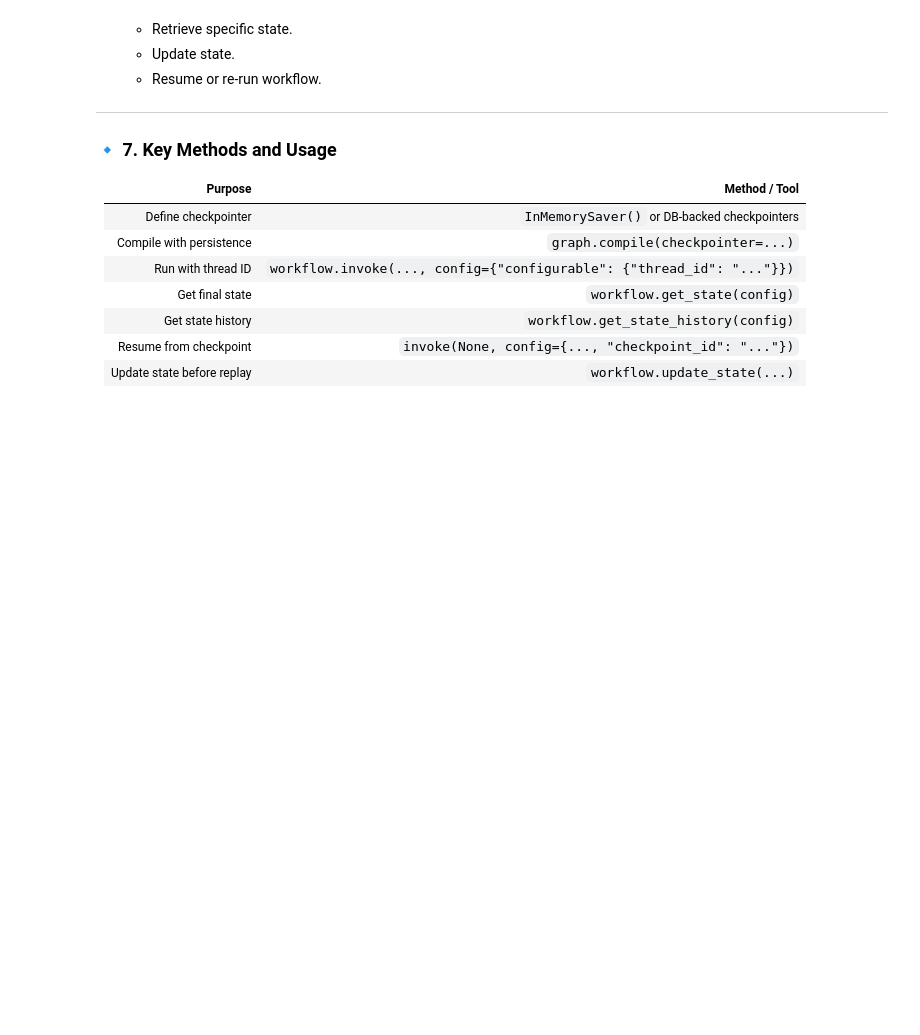
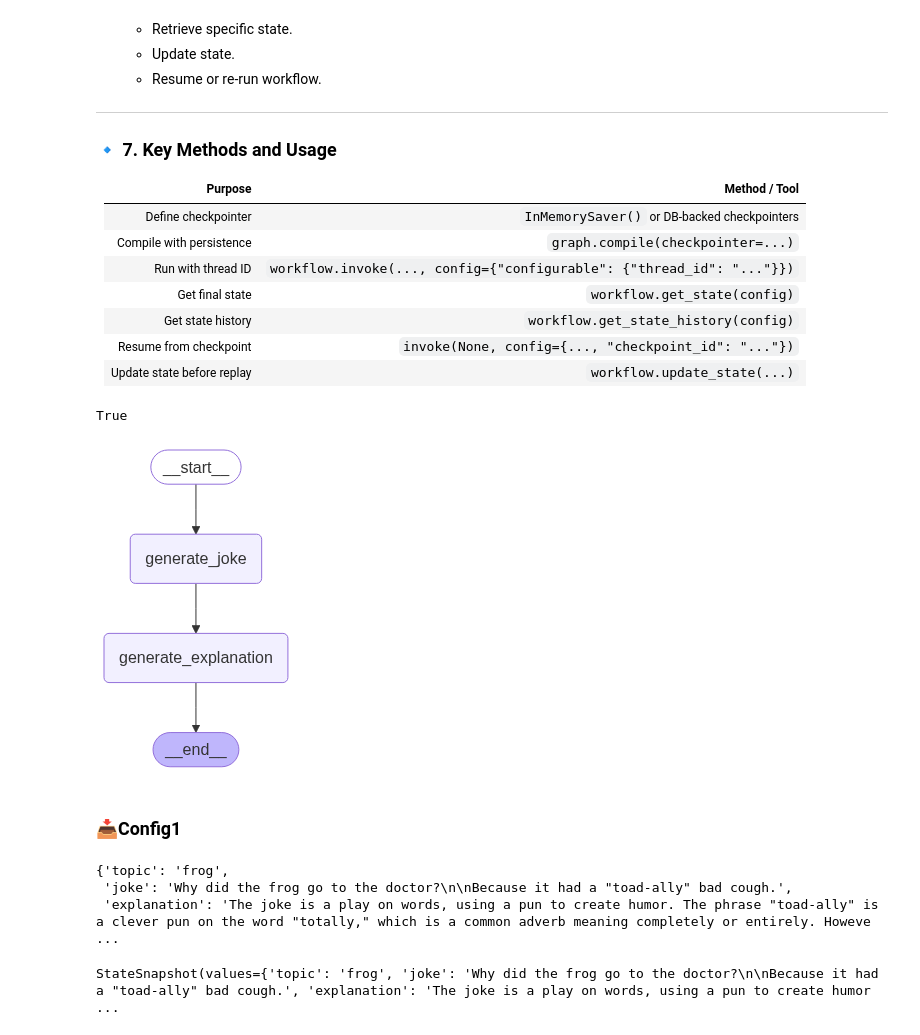
Before and after one commit to mohd-faizy/Agentic_AI_using_LangGraph, a Jupyter notebook: 05_Chatbot_LangGraph/11_Persistence_LangGraph.ipynb, the cells around one changed output. Saved outputs shown, nothing was run; the diff lists cells and outputs as text; code cells hidden in the pictures; blank space fills up the shorter version.

```diff
--- a/05_Chatbot_LangGraph/11_Persistence_LangGraph.ipynb
+++ b/05_Chatbot_LangGraph/11_Persistence_LangGraph.ipynb
@@ -126,3 +126,61 @@
 | Get state history          | `workflow.get_state_history(config)`                                  |
 | Resume from checkpoint     | `invoke(None, config={..., "checkpoint_id": "..."})`                  |
 | Update state before replay | `workflow.update_state(...)`                                          |
+# %%
+from langgraph.graph import StateGraph, START, END
+from typing import TypedDict
+from langchain_groq import ChatGroq
+from langgraph.checkpoint.memory import InMemorySaver
+
+from dotenv import load_dotenv
+load_dotenv()
+# %% [output]
+True
+# %%
+# Initialize the ChatGroq LLM
+llm = ChatGroq(model="llama-3.1-8b-instant")
+# %%
+class JokeState(TypedDict):
+
+    topic: str
+    joke: str
+    explanation: str
+# %%
+def generate_joke(state: JokeState):
+    prompt = f'generate a joke on the topic {state["topic"]}'
+    response = llm.invoke(prompt).content
+    return {'joke': response}
+
+def generate_explanation(state: JokeState):
+    prompt = f'write an explanation for the joke - {state["joke"]}'
+    response = llm.invoke(prompt).content
+    return {'explanation': response}
+# %%
+graph = StateGraph(JokeState)
+
+graph.add_node('generate_joke', generate_joke)
+graph.add_node('generate_explanation', generate_explanation)
+
+graph.add_edge(START, 'generate_joke')
+graph.add_edge('generate_joke', 'generate_explanation')
+graph.add_edge('generate_explanation', END)
+
+checkpointer = InMemorySaver()
+
+workflow = graph.compile(checkpointer=checkpointer)
+workflow
+# %% [output]
+[figure, added]
+# %% [markdown]
+### **📥Config1**
+# %%
+config1 = {"configurable": {"thread_id": "1"}}
+workflow.invoke({'topic':'frog'}, config=config1)
+# %% [output]
+{'topic': 'frog',
+ 'joke': 'Why did the frog go to the doctor?\n\nBecause it had a "toad-ally" bad cough.',
+ 'explanation': 'The joke is a play on words, using a pun to create humor. The phrase "toad-ally" is a clever pun on the word "totally," which is a common adverb meaning completely or entirely. Howeve ...
+# %%
+workflow.get_state(config1)
+# %% [output]
+StateSnapshot(values={'topic': 'frog', 'joke': 'Why did the frog go to the doctor?\n\nBecause it had a "toad-ally" bad cough.', 'explanation': 'The joke is a play on words, using a pun to create humor ...
```
Also changed, not shown: parts of 26 cells of this notebook, 1 other file.
